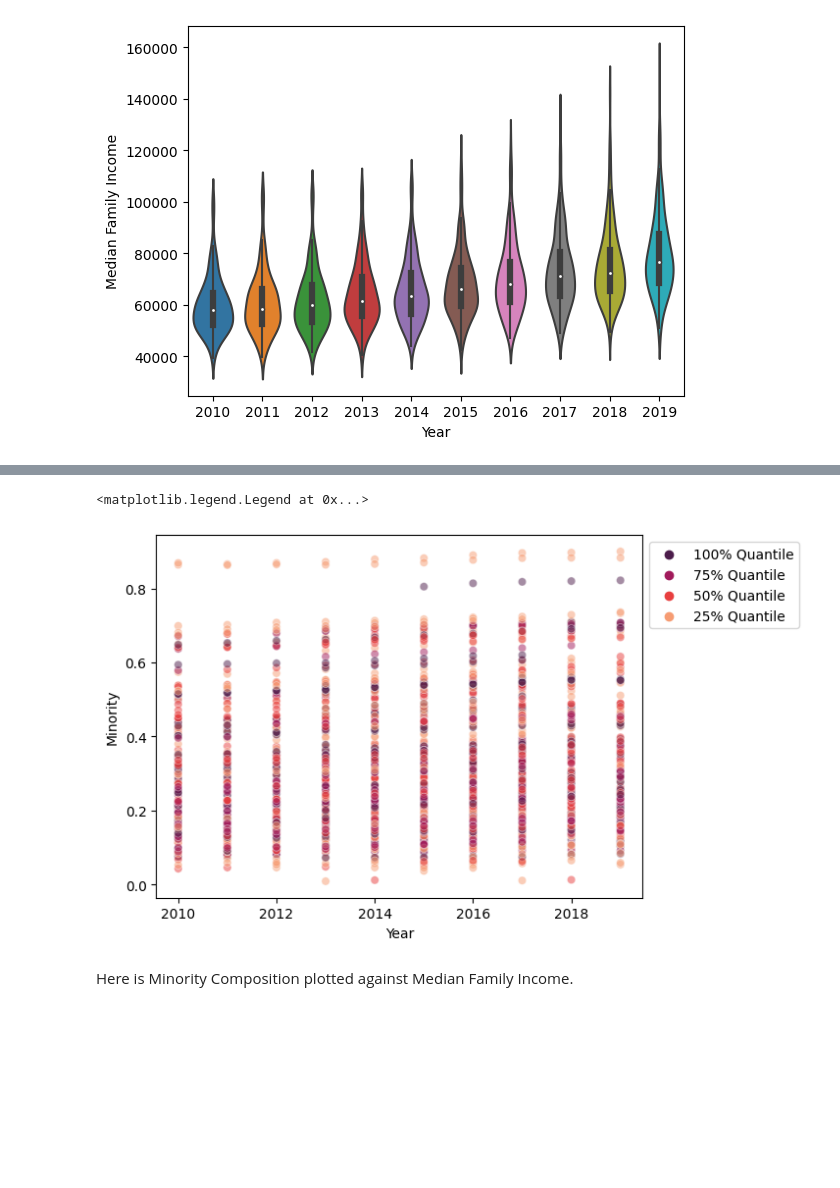
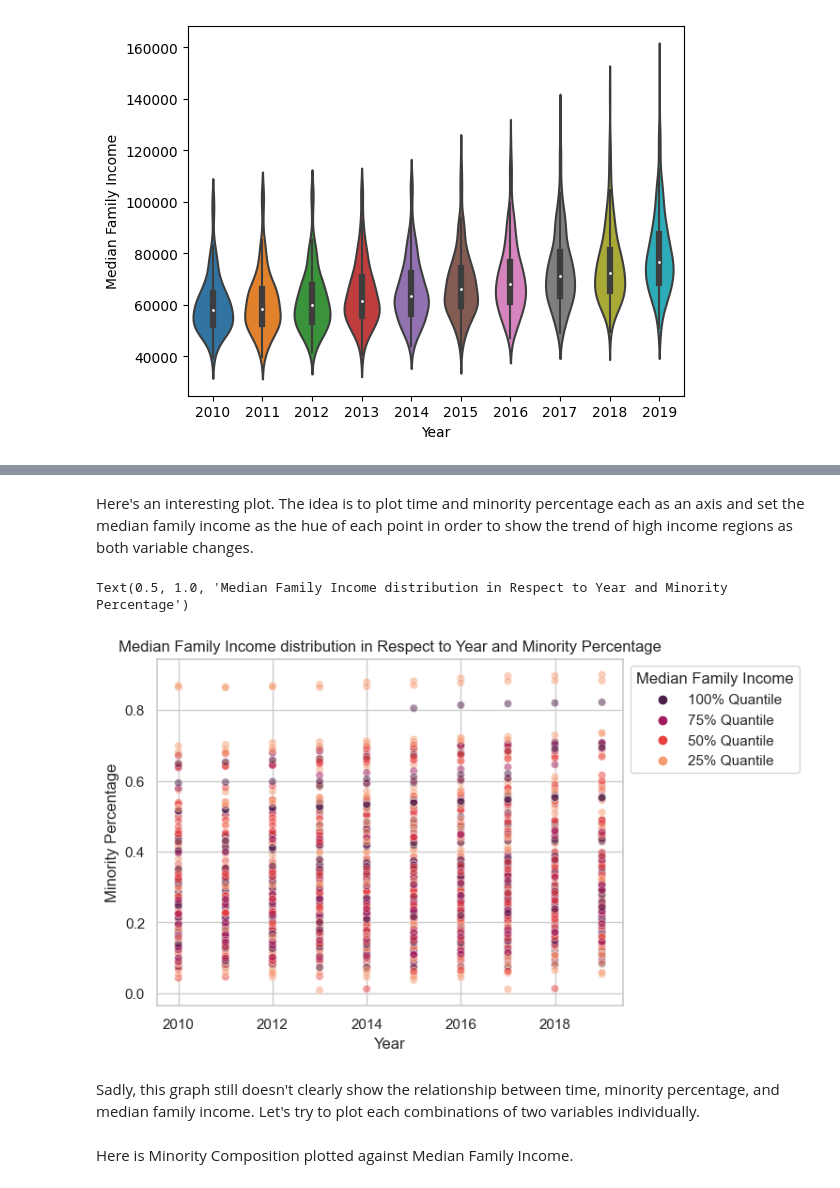
Before and after one commit to Grasstown/Grasstown.github.io, a Jupyter notebook: cmsc320_final_tutorial.ipynb, the cells around one changed output, grey strips where cells are left out. Saved outputs shown, nothing was run; the diff lists cells and outputs as text; code cells hidden in the pictures; blank space fills up the shorter version.

```diff
--- a/cmsc320_final_tutorial.ipynb
+++ b/cmsc320_final_tutorial.ipynb
@@ -358,19 +414,27 @@ sns.violinplot(data=data, x='Year', y='Median Family Income')
+# %% [markdown]
+Here's an interesting plot. The idea is to plot time and minority percentage each as an axis and set the median family income as the hue of each point in order to show the trend of high income regions as both variable changes.
 # %%
 temp = data[['Year', 'Minority', 'Median Family Income']]
+# Break the median family income into different quantiles.
 for i in temp.Year.unique():
   first=temp.loc[temp.Year==i, 'Median Family Income'].quantile(0.25)
   second=temp.loc[temp.Year==i, 'Median Family Income'].quantile(0.5)
   third=temp.loc[temp.Year==i, 'Median Family Income'].quantile(0.75)
   fourth=temp.loc[temp.Year==i, 'Median Family Income'].quantile(1)
 
   temp.loc[temp.Year==i, 'Median Family Income'] = pd.cut(temp.loc[temp.Year==i, 'Median Family Income'], bins=[0,first,second,third,fourth],
                     labels=['25% Quantile','50% Quantile','75% Quantile','100% Quantile'])
+# Plot the scatterplot
 sns.scatterplot(x=temp['Year'], y=temp['Minority'],
                 palette='rocket', alpha=0.5, hue=temp['Median Family Income'], hue_order=['100% Quantile','75% Quantile','50% Quantile','25% Quantile'])
-plt.legend(bbox_to_anchor=(1,1))
+plt.ylabel('Minority Percentage')
+plt.legend(title = 'Median Family Income', bbox_to_anchor=(1,1))
+plt.title('Median Family Income distribution in Respect to Year and Minority Percentage')
 # %% [output]
-<matplotlib.legend.Legend at 0x...>
+Text(0.5, 1.0, 'Median Family Income distribution in Respect to Year and Minority Percentage')
-[figure, old version]
+[figure, new version]
+# %% [markdown]
+Sadly, this graph still doesn't clearly show the relationship between time, minority percentage, and median family income. Let's try to plot each combinations of two variables individually.
 # %% [markdown]
 Here is Minority Composition plotted against Median Family Income.
 # %%
```
Also changed, not shown: parts of 64 cells of this notebook, 21 other files.
